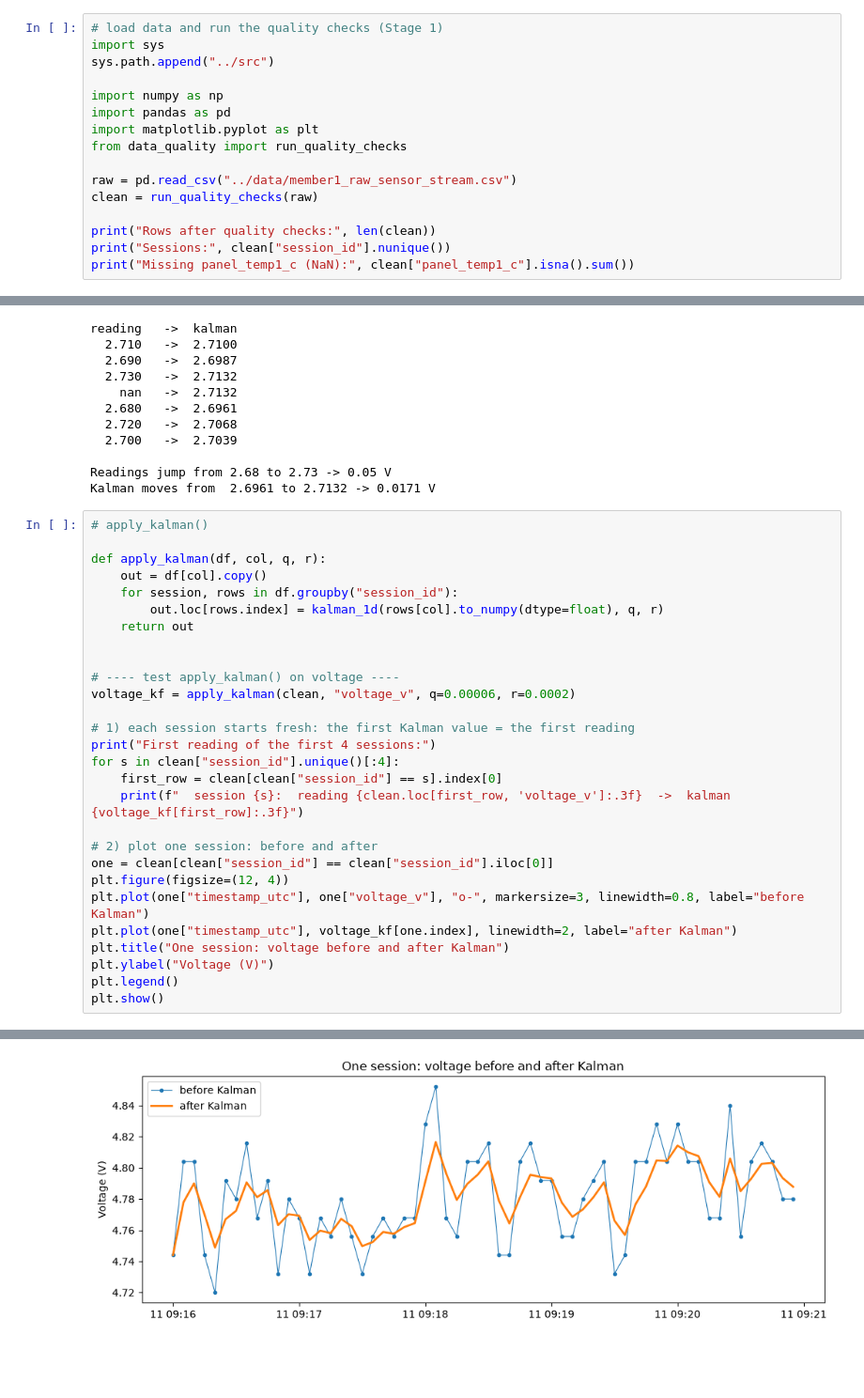
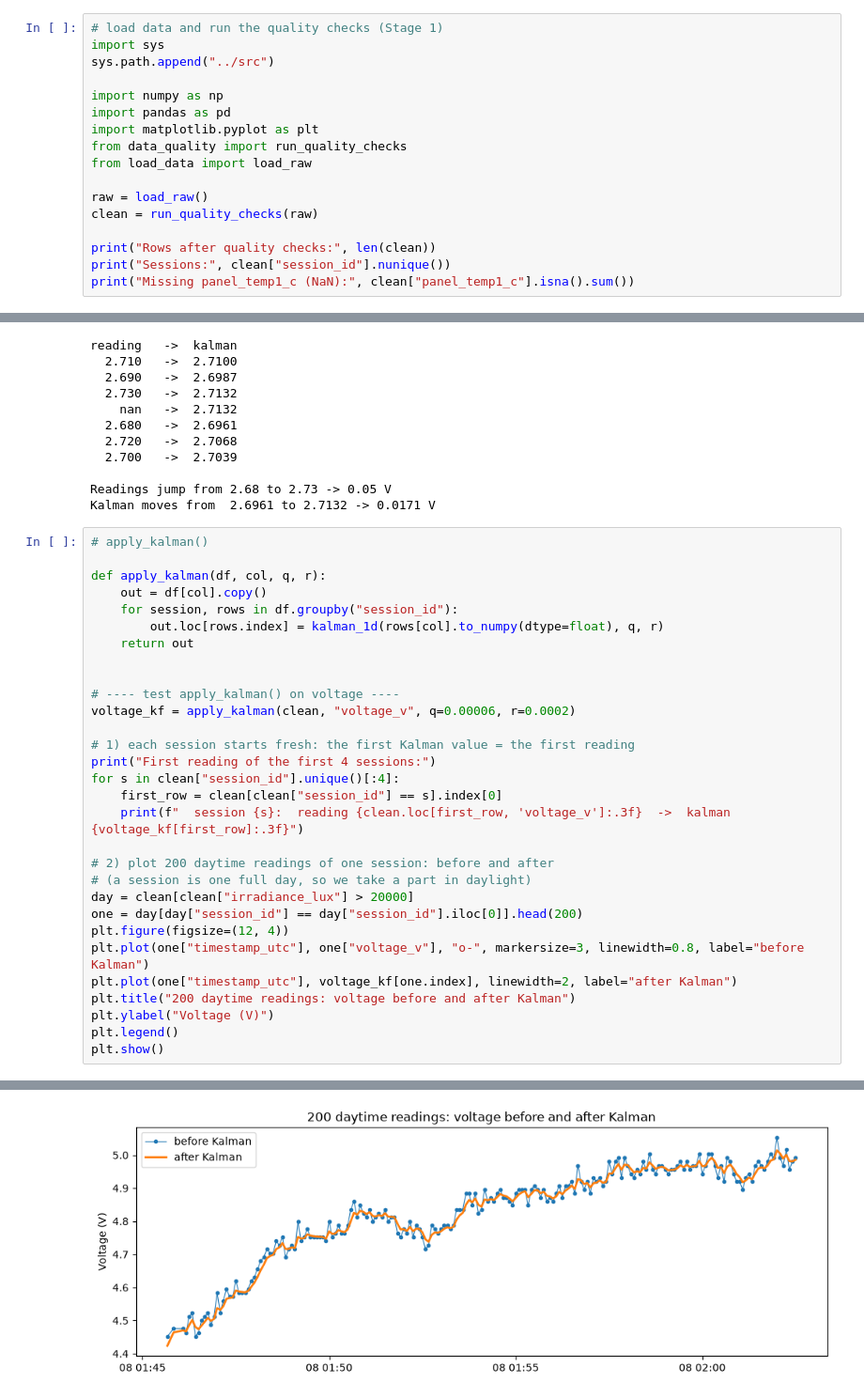
Before and after one commit to Lisura123/J26-IT-348, a Jupyter notebook: component1-sensing-grading/notebooks/03_kalman_filter.ipynb, the cells around one changed output, grey strips where cells are left out. Shown at 94% size. Saved outputs shown, nothing was run; the diff lists cells and outputs as text; blank space fills up the shorter version.

```diff
--- a/component1-sensing-grading/notebooks/03_kalman_filter.ipynb
+++ b/component1-sensing-grading/notebooks/03_kalman_filter.ipynb
@@ -7,8 +7,9 @@ import numpy as np
 import pandas as pd
 import matplotlib.pyplot as plt
 from data_quality import run_quality_checks
+from load_data import load_raw
 
-raw = pd.read_csv("../data/member1_raw_sensor_stream.csv")
+raw = load_raw()
 clean = run_quality_checks(raw)
 
 print("Rows after quality checks:", len(clean))
@@ -93,12 +94,14 @@ for s in clean["session_id"].unique()[:4]:
     first_row = clean[clean["session_id"] == s].index[0]
     print(f"  session {s}:  reading {clean.loc[first_row, 'voltage_v']:.3f}  ->  kalman {voltage_kf[first_row]:.3f}")
 
-# 2) plot one session: before and after
-one = clean[clean["session_id"] == clean["session_id"].iloc[0]]
+# 2) plot 200 daytime readings of one session: before and after
+# (a session is one full day, so we take a part in daylight)
+day = clean[clean["irradiance_lux"] > 20000]
+one = day[day["session_id"] == day["session_id"].iloc[0]].head(200)
 plt.figure(figsize=(12, 4))
 plt.plot(one["timestamp_utc"], one["voltage_v"], "o-", markersize=3, linewidth=0.8, label="before Kalman")
 plt.plot(one["timestamp_utc"], voltage_kf[one.index], linewidth=2, label="after Kalman")
-plt.title("One session: voltage before and after Kalman")
+plt.title("200 daytime readings: voltage before and after Kalman")
 plt.ylabel("Voltage (V)")
 plt.legend()
 plt.show()
@@ -111,4 +114,4 @@ First reading of the first 4 sessions:
-[figure, old version]
+[figure, new version]
 # %%
 # estimate_noise()
 
```
Also changed, not shown: parts of 4 cells of this notebook.
